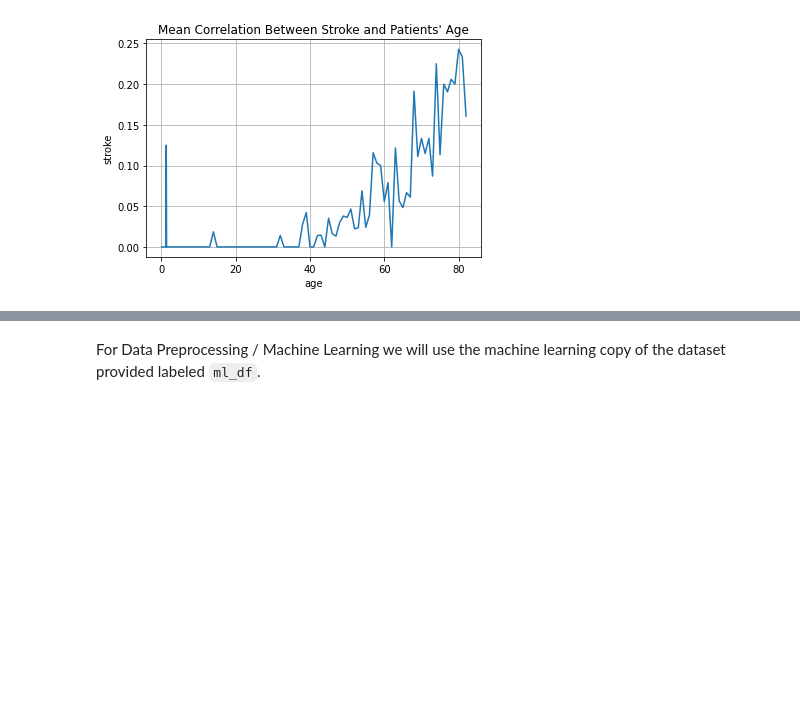
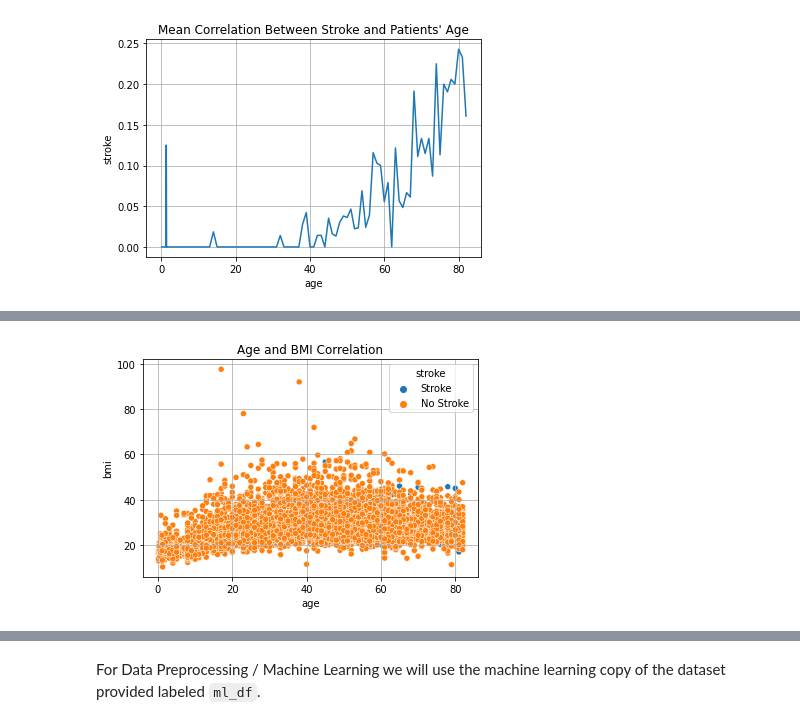
Before and after one commit to norgel/Analysis-of-Stroke-Patients, a Jupyter notebook: Patient_Analysis_of_Stroke_Pre_Post_Assessment.ipynb, the cells around one changed output, grey strips where cells are left out. Saved outputs shown, nothing was run; the diff lists cells and outputs as text; code cells hidden in the pictures; blank space fills up the shorter version.

```diff
--- a/Patient_Analysis_of_Stroke_Pre_Post_Assessment.ipynb
+++ b/Patient_Analysis_of_Stroke_Pre_Post_Assessment.ipynb
@@ -616,0 +598,10 @@ In this lineplot above that draws a comparison between a patient's age and their
+# %%
+# Replacing numerical values in stroke column so visualizations are more clear.
+string_dict = {0: 'No Stroke', 1: 'Stroke'}
+exp_df['stroke'].replace(string_dict, inplace=True)
+# %%
+sns.scatterplot(data = exp_df, x='age', y='bmi', ci=None, hue='stroke')
+plt.title('Age and BMI Correlation')
+plt.grid();
+# %% [output]
+[figure, added]
```
Also changed, not shown: parts of 68 cells of this notebook.
